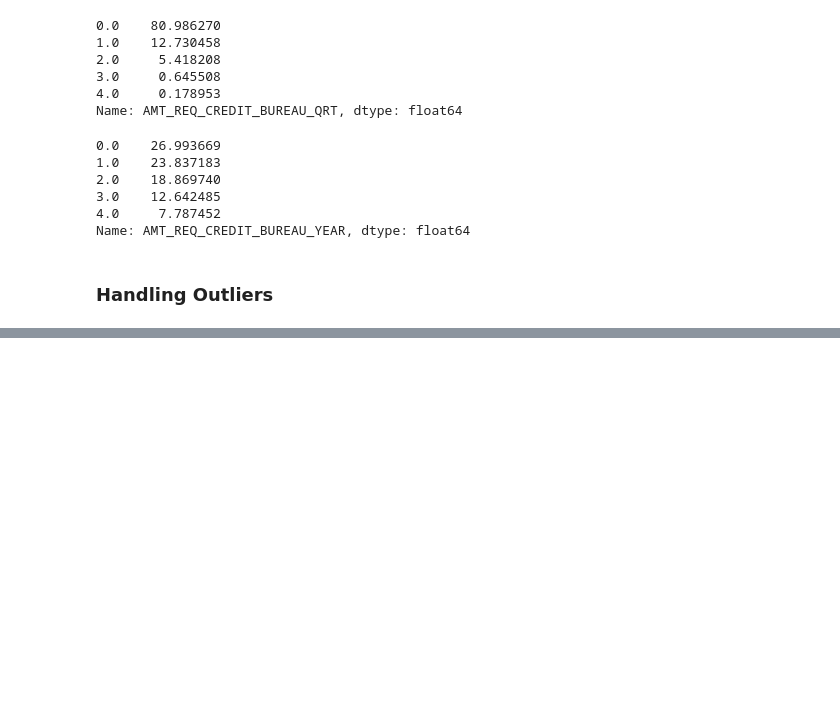
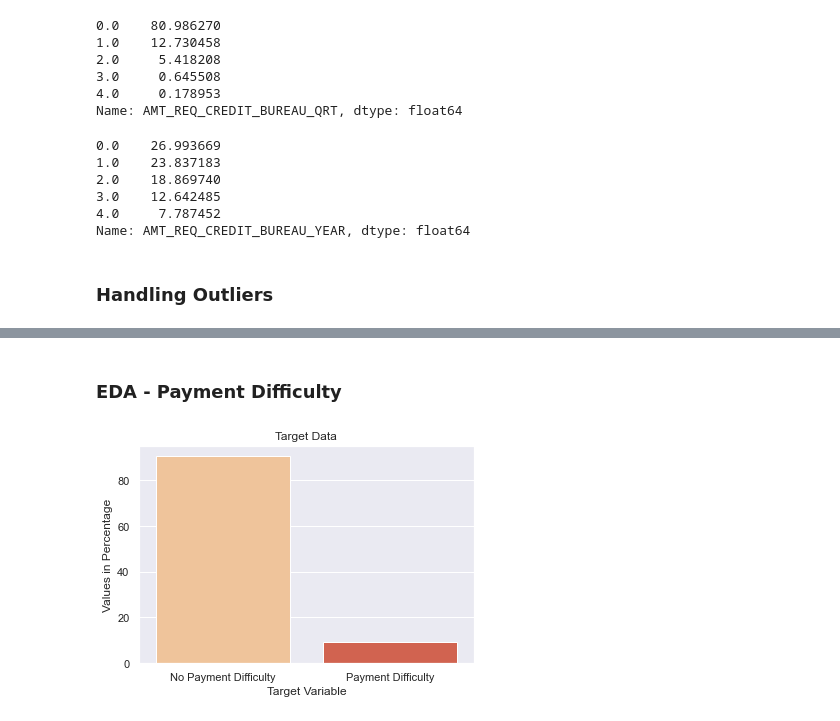
Before and after one commit to sidh-singh/Loan-Prediction-Model, a Jupyter notebook: Assignment2.ipynb, the cells around one changed output, grey strips where cells are left out. Drawn from its saved outputs; the diff is of its cells as text; code cells hidden in the pictures; blank space fills up the shorter version.

```diff
--- a/Assignment2.ipynb
+++ b/Assignment2.ipynb
@@ -380,0 +368,10 @@ plt.show()
+# %% [markdown]
+### EDA - Payment Difficulty
+# %%
+sns.barplot(x=['No Payment Difficulty','Payment Difficulty'],y=percentage_series(app_data['TARGET']).values,palette="OrRd")
+plt.xlabel('Target Variable')
+plt.ylabel('Values in Percentage')
+plt.title('Target Data')
+plt.show()
+# %% [output]
+[figure, added]
```
Also changed, not shown: parts of 14 cells of this notebook, 1 other file.
